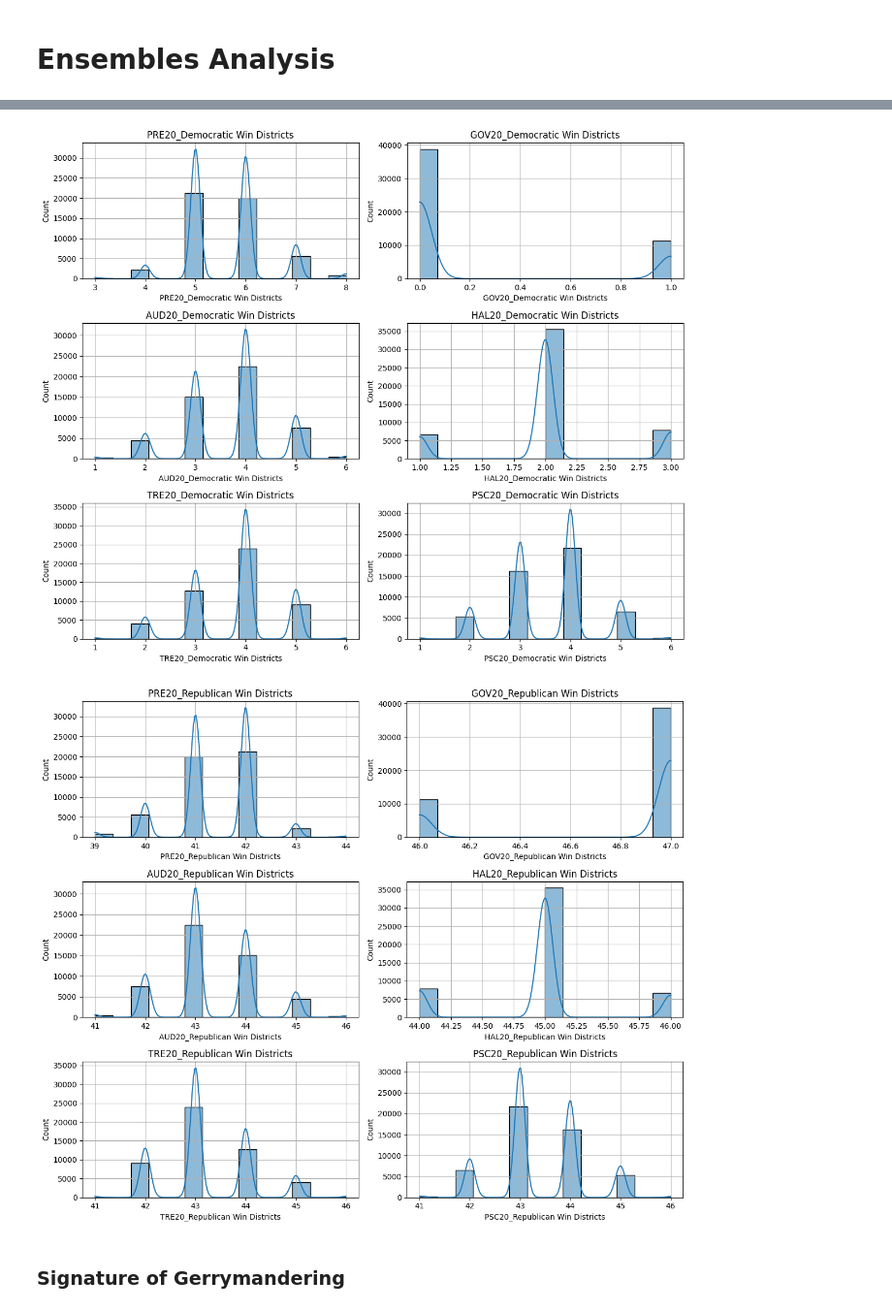
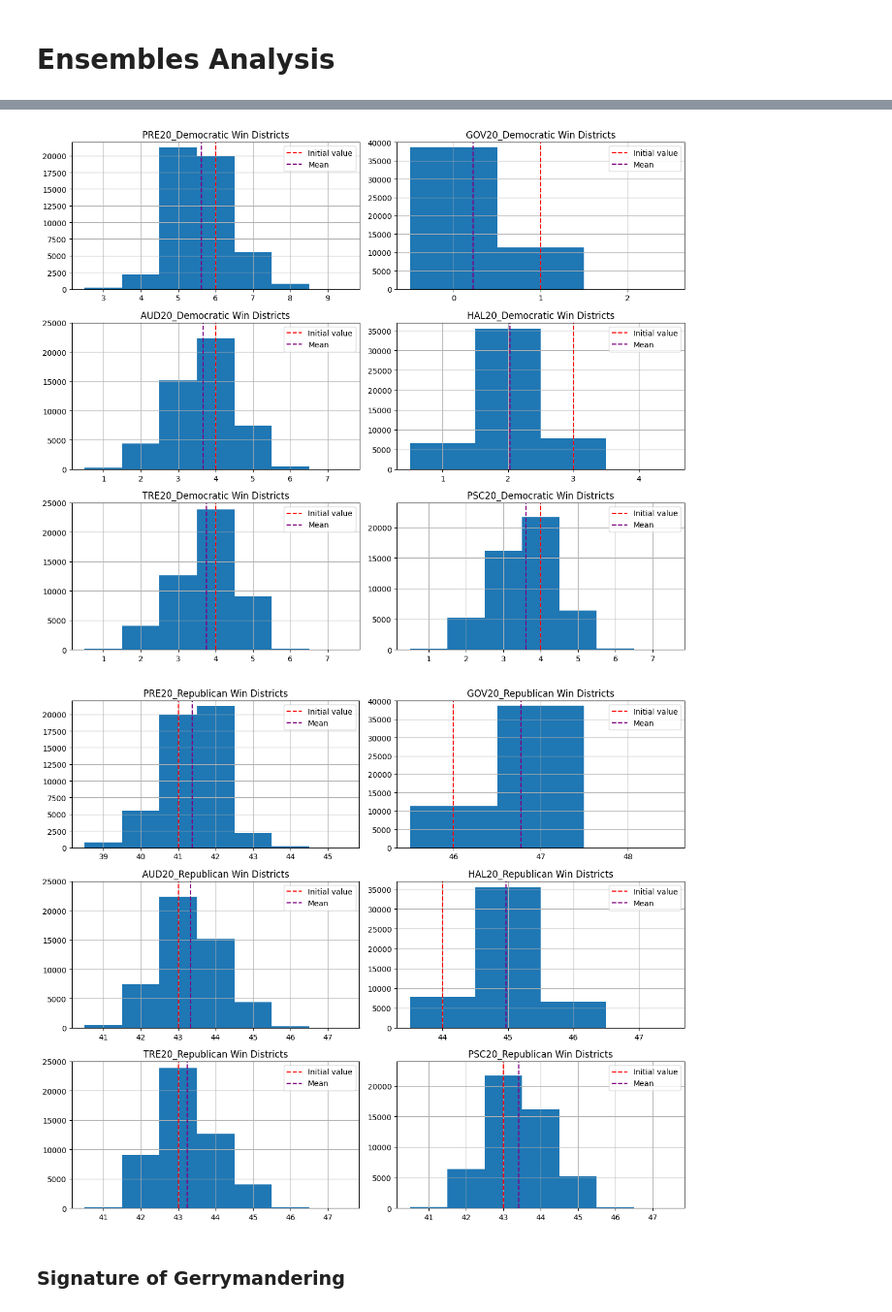
Before and after one commit to PedroPinheiro62/North-Dakota-Redistricting-Analysis, a Jupyter notebook: Ensembles Analysis.ipynb, the cells around one changed output, grey strips where cells are left out. Shown at 97% size. Cells and saved outputs as stored; diff of their text form; code cells hidden in the pictures.

```diff
--- a/Ensembles Analysis.ipynb
+++ b/Ensembles Analysis.ipynb
@@ -161,33 +221,73 @@ columns = ['PRE20_Democratic Win Districts', 'GOV20_Democratic Win Districts', '
 for i, column in enumerate(columns):
     row = i // 2
     col = i % 2
-    sns.histplot(agg_win_df[column], bins=14, ax=axes[row, col], kde=True)
+
+    # Set the maximum value of the y-axis
+    if column == 'PRE20_Democratic Win Districts':
+        ymax = 22000
+    elif column == 'GOV20_Democratic Win Districts':
+        ymax = 40000
+    elif column == 'AUD20_Democratic Win Districts':
+        ymax = 25000
+    elif column == 'HAL20_Democratic Win Districts':
+        ymax = 37000
+    elif column == 'TRE20_Democratic Win Districts':
+        ymax = 25000
+    elif column == 'PSC20_Democratic Win Districts':
+        ymax = 24000
+
+    axes[row, col].hist(agg_win_df[column], bins=range(min(agg_win_df[column]), max(agg_win_df[column]) + 3), align='left')
+    axes[row, col].set_xticks(range(min(agg_win_df[column]), max(agg_win_df[column]) + 3))
     axes[row, col].set_title(column)
     axes[row, col].grid(True)
+    axes[row, col].vlines(x=agg_win_df[column].iloc[0], ymin=0, ymax=ymax, color='red', linestyles='dashed')
+    axes[row, col].vlines(x=agg_win_df[column].mean(), ymin=0, ymax=ymax, color='purple', linestyles='dashed')
+    axes[row, col].legend(['Initial value', 'Mean'])
+    axes[row, col].set_ylim(0, ymax)
 
 plt.tight_layout()
 
 plt.show()
 # %% [output]
-[figure, old version]
+[figure, new version]
 # %%
 # Draw histograms for "PRE20_Republican Win Districts", "GOV20_Republican Win Districts", "AUD20_Republican Win Districts", "HAL20_Republican Win Districts", "TRE20_Republican Win Districts", "PSC20_Republican Win Districts" columns using Seaborn
 fig, axes = plt.subplots(nrows=3, ncols=2, figsize=(12, 10))
 
 columns = ['PRE20_Republican Win Districts', 'GOV20_Republican Win Districts', 'AUD20_Republican Win Districts', 'HAL20_Republican Win Districts', 'TRE20_Republican Win Districts', 'PSC20_Republican Win Districts']
 
 for i, column in enumerate(columns):
     row = i // 2
     col = i % 2
-    sns.histplot(agg_win_df[column], bins=14, ax=axes[row, col], kde=True)
+
+    # Set the maximum value of the y-axis
+    if column == 'PRE20_Republican Win Districts':
+        ymax = 22000
+    elif column == 'GOV20_Republican Win Districts':
+        ymax = 40000
+    elif column == 'AUD20_Republican Win Districts':
+        ymax = 25000
+    elif column == 'HAL20_Republican Win Districts':
+        ymax = 37000
+    elif column == 'TRE20_Republican Win Districts':
+        ymax = 25000
+    elif column == 'PSC20_Republican Win Districts':
+        ymax = 24000
+
+    axes[row, col].hist(agg_win_df[column], bins=range(min(agg_win_df[column]), max(agg_win_df[column]) + 3), align='left')
+    axes[row, col].set_xticks(range(min(agg_win_df[column]), max(agg_win_df[column]) + 3))
     axes[row, col].set_title(column)
     axes[row, col].grid(True)
+    axes[row, col].vlines(x=agg_win_df[column].iloc[0], ymin=0, ymax=ymax, color='red', linestyles='dashed')
+    axes[row, col].vlines(x=agg_win_df[column].mean(), ymin=0, ymax=ymax, color='purple', linestyles='dashed')
+    axes[row, col].legend(['Initial value', 'Mean'])
+    axes[row, col].set_ylim(0, ymax)
 
 plt.tight_layout()
 
 plt.show()
 # %% [output]
-[figure, old version]
+[figure, new version]
 # %% [markdown]
 ### Signature of Gerrymandering
 # %%
```
Also changed, not shown: parts of 15 cells of this notebook.
